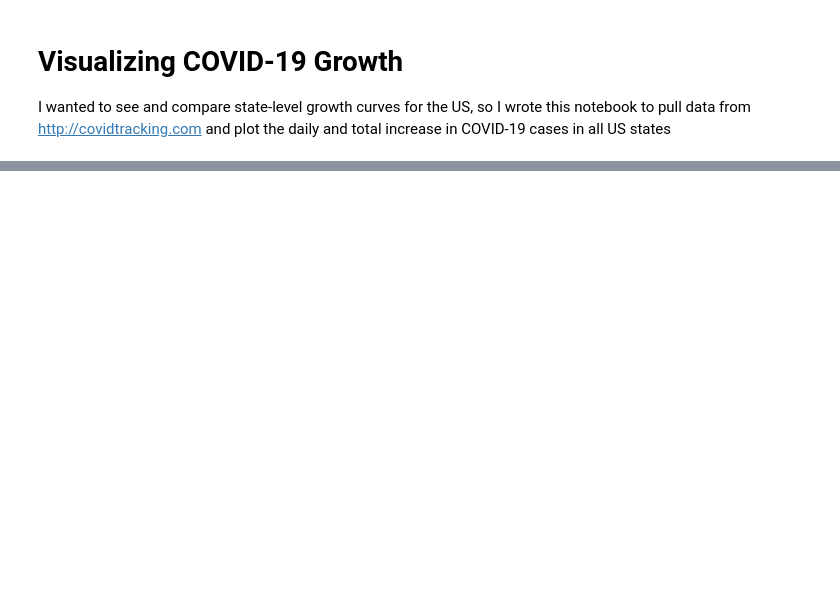
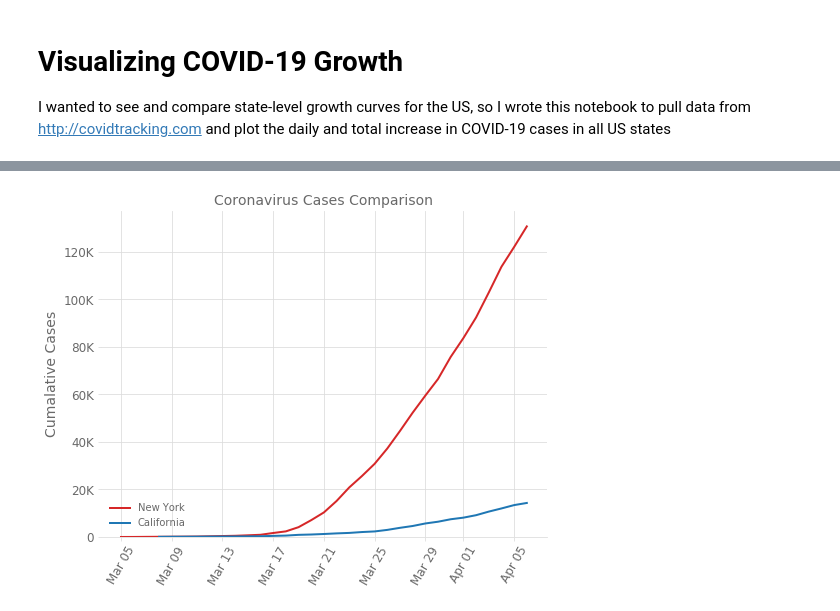
Before and after one commit to iuqiddis/covid-19, a Jupyter notebook: covid.ipynb, the cells around one changed output, grey strips where cells are left out. Cells and saved outputs as stored; diff of their text form; code cells hidden in the pictures; blank space fills up the shorter version.

```diff
--- a/covid.ipynb
+++ b/covid.ipynb
@@ -100,7 +122,13 @@ def plot_totdaily(state, name='a State', log=True):
     fig.tight_layout()  # otherwise the right y-label is slightly clipped
     #plt.show()
 # %%
-def plot_logcomp(st1, st2, sn1='State 1', sn2='State 2',log=True):
+def plot_logcomp(st1_abr, st2_abr, log=True):
+
+    st1 = select_state(st1_abr)
+    st2 = select_state(st2_abr)
+
+    sn1 = sn.fname(st1_abr)
+    sn2 = sn.fname(st2_abr)
 
     x1 = st1['date']
     x2 = st2['date']
@@ -166,0 +183,4 @@ plot_logcomp(ny,ca, 'New York', 'California', True)
+# %%
+plot_logcomp('NY','CA', False)
+# %% [output]
+[figure, added]
```
Also changed, not shown: parts of 20 cells of this notebook, 2 other files.
